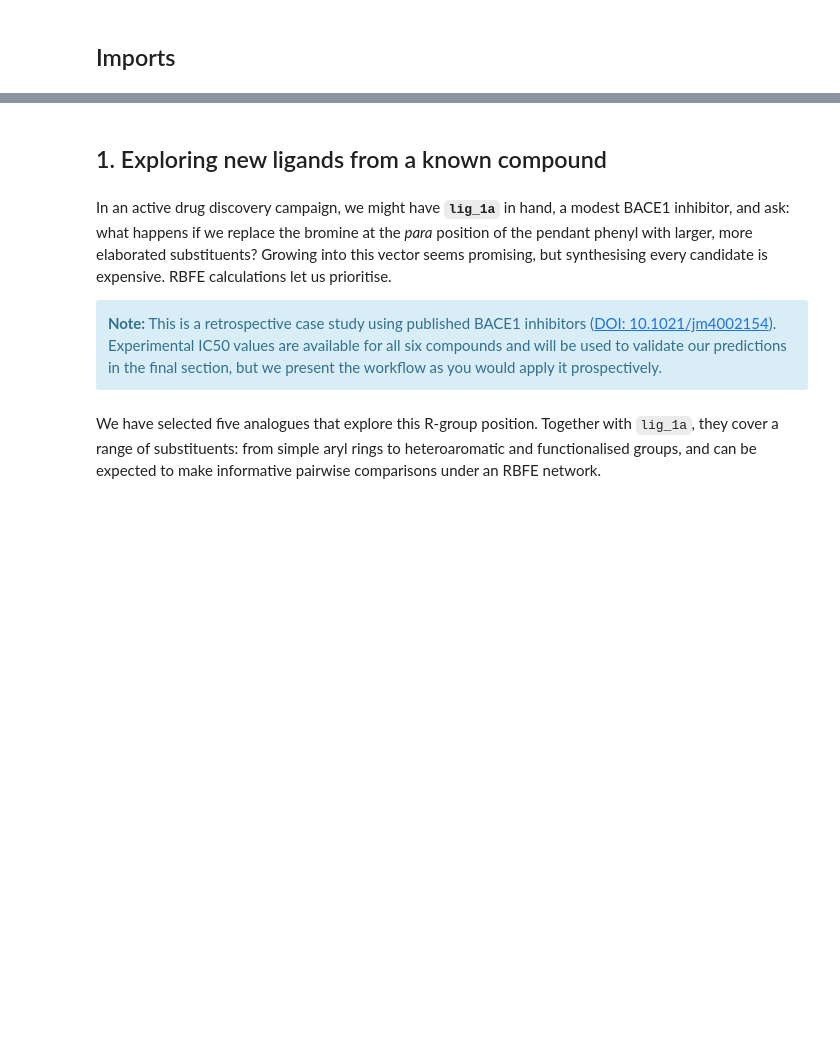
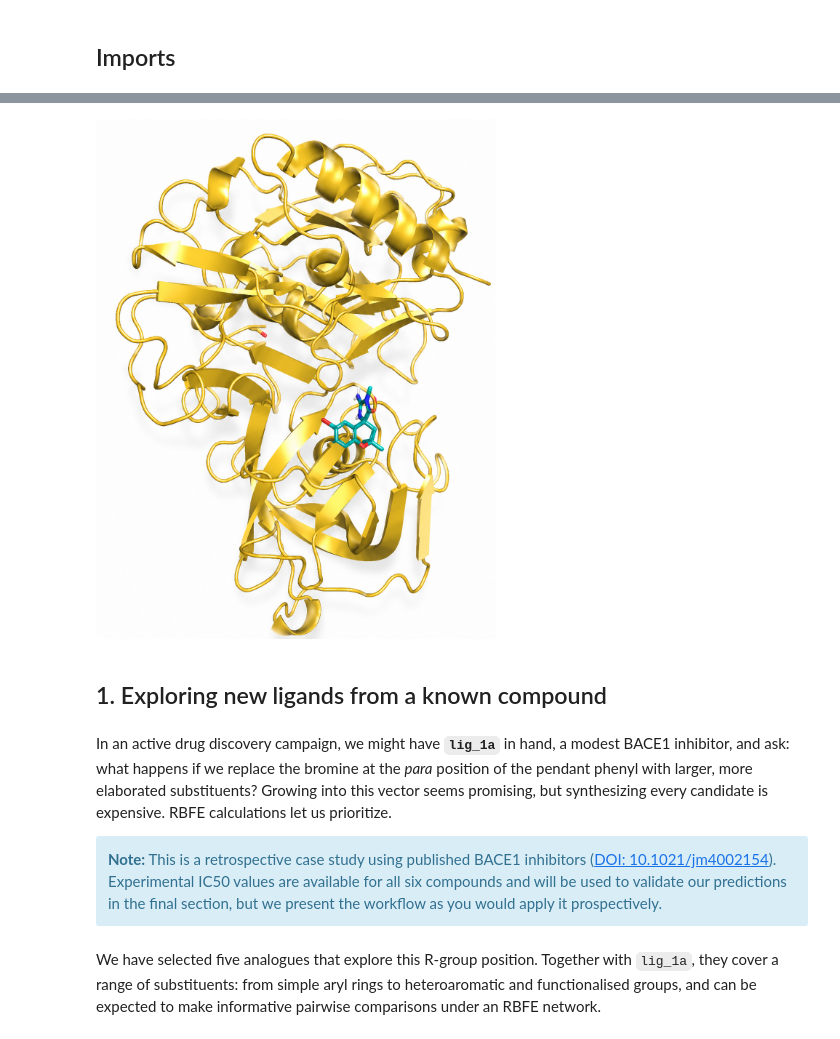
Before and after one commit to OpenFreeEnergy/openfe-demo, a Jupyter notebook: src/openfe_demo.ipynb, the cells around one changed output, grey strips where cells are left out. Cells and saved outputs as stored; diff of their text form; code cells hidden in the pictures; blank space fills up the shorter version.

```diff
--- a/src/openfe_demo.ipynb
+++ b/src/openfe_demo.ipynb
@@ -45,3 +79,7 @@ from IPython.display import display
+# %%
+Image("images/bace_protein_lig_1a.png", width=400)
+# %% [output]
+[figure, added]
 # %% [markdown]
 ## 1. Exploring new ligands from a known compound
 # %% [markdown]
@@ -49,8 +87,8 @@ In an active drug discovery campaign, we might have **`lig_1a`** in hand,
 a modest BACE1 inhibitor, and ask: what happens if we replace the
 bromine at the *para* position of the pendant phenyl with larger,
 more elaborated substituents? Growing into this vector seems promising,
-but synthesising every candidate is expensive. RBFE calculations let us
-prioritise.
+but synthesizing every candidate is expensive. RBFE calculations let us
+prioritize.
 
 <div class="alert alert-block alert-info">
 <b>Note:</b> This is a retrospective case study using published BACE1
```
Also changed, not shown: parts of 26 cells of this notebook, 1 other file.
